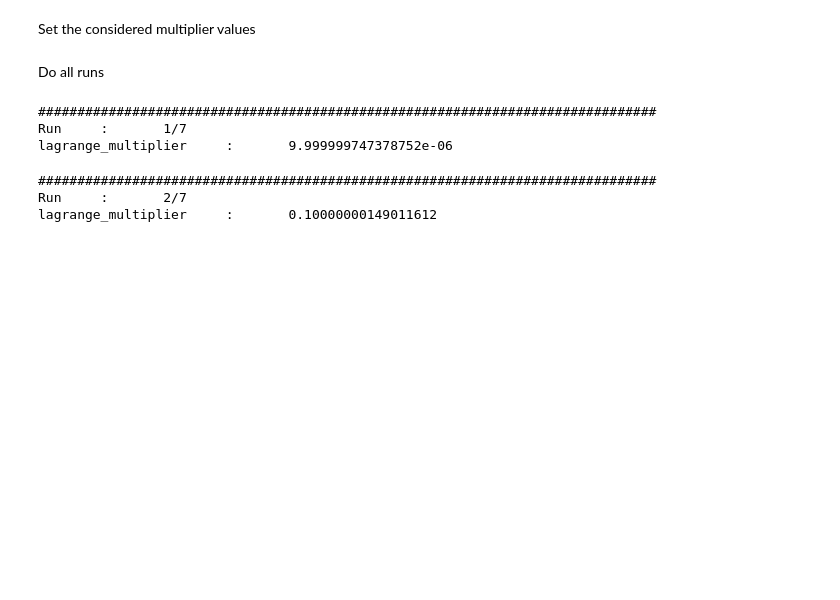
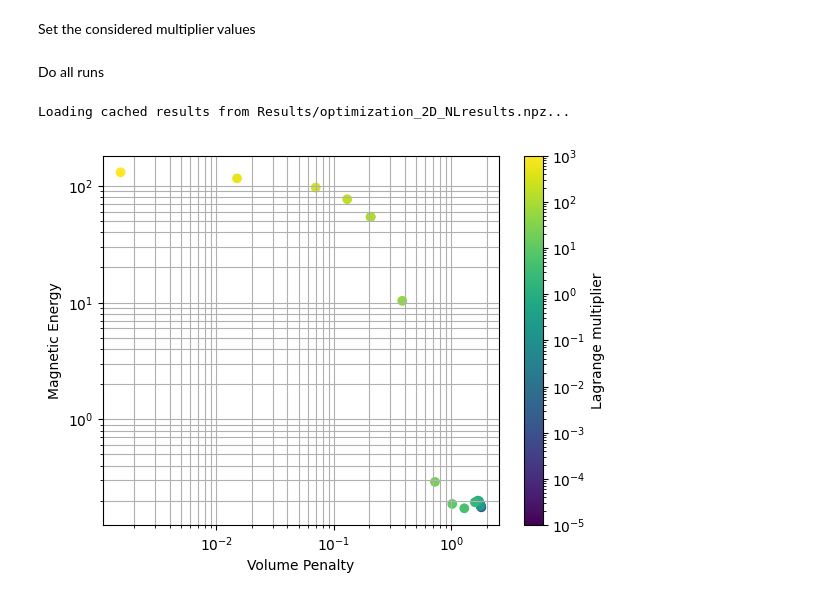
Before and after one commit to AlexandreDabySeesaram/OJ_internship, a Jupyter notebook: demos/Optim_2D_NL/demo_TC..ipynb, the cells around one changed output. Drawn from its saved outputs; the diff is of its cells as text; code cells hidden in the pictures; blank space fills up the shorter version.

```diff
--- a/demos/Optim_2D_NL/demo_TC..ipynb
+++ b/demos/Optim_2D_NL/demo_TC..ipynb
@@ -442,22 +419,41 @@ lagrange_multipliers = np.concatenate([low_lagrange_multipliers, middle_lagrange
 # %% [markdown]
 Do all runs
 # %%
-all_durations = []
-all_physical_loss = []
-all_constraint_loss = []
 
-# Solve the optimization problem for every multiplier values and stores the metrics values at convergence
-for run_index, lagrange_multiplier in enumerate(lagrange_multipliers):
-    print(f'\n\n###############################################################################\nRun\t:\t{run_index+1}/{len(lagrange_multipliers)}\nlagrange_multiplier\t:\t{lagrange_multiplier}\n\n')
+
+SAVE_FILE = "Results/optimization_2D_NLresults.npz"
+if os.path.exists(SAVE_FILE):
+    print(f"Loading cached results from {SAVE_FILE}...")
+    results_dict = np.load(SAVE_FILE)
+
+    all_durations = results_dict['durations'].tolist()
+    all_physical_loss = results_dict['physical_loss'].tolist()
+    all_constraint_loss = results_dict['constraint_loss'].tolist()
+
+else:
+    all_durations = []
+    all_physical_loss = []
+    all_constraint_loss = []
+
+    # Solve the optimization problem for every multiplier values and stores the metrics values at convergence
+    for run_index, lagrange_multiplier in enumerate(lagrange_multipliers):
+        print(f'\n\n###############################################################################\nRun\t:\t{run_index+1}/{len(lagrange_multipliers)}\nlagrange_multiplier\t:\t{lagrange_multiplier}\n\n')
 
 
 
 
-    duration, physical_loss, constraint_loss = optim_run(run_index, lagrange_multiplier)
+        duration, physical_loss, constraint_loss = optim_run(run_index, lagrange_multiplier)
 
-    all_durations.append(duration)
-    all_physical_loss.append(physical_loss)
-    all_constraint_loss.append(constraint_loss)
+        all_durations.append(duration)
+        all_physical_loss.append(physical_loss)
+        all_constraint_loss.append(constraint_loss)
+
+    np.savez(SAVE_FILE,
+             durations=all_durations,
+             physical_loss=all_physical_loss,
+             constraint_loss=all_constraint_loss)
+
+    print(f"Results saved to {SAVE_FILE}.")
 
 # Define the path to the main plot save folder
 save_folder = os.path.join(os.path.join(path_to_this_folder, 'Results'), 'Plots')
@@ -494,36 +490,32 @@ plt.grid(True, which='both')
 plt.savefig(save_path)
 
 # Plot and save the physics-related term at convergence vs the volume-related term at convergence (i.e : pareto front of the optimization problem)
 save_name = f'Pareto.png'
 save_path = os.path.join(specific_save_folder, save_name)
 
 plt.clf()
 plt.scatter(all_constraint_loss, all_physical_loss, c=lagrange_multipliers, cmap='viridis', norm=LogNorm())
 plt.colorbar(label="Lagrange multiplier")  # Optional color legend to add infos on the lagrange multiplier dependencies
 plt.xlabel("Volume Penalty")
 plt.ylabel("Magnetic Energy")
 plt.xscale('log')
 plt.yscale('log')
 plt.grid(True, which='both')
 plt.savefig(save_path)
 
 # Define the path to the metrics save folder (to allow for some additionnal post-processing)
 save_folder = os.path.join(os.path.join(path_to_this_folder, 'Results'), 'Run_wise_metrics')
 os.makedirs(save_folder, exist_ok=True)
 
 # Save every global metrics
 all_durations       =   np.array(all_durations)
 all_physical_loss   =   np.array(all_physical_loss)
 all_constraint_loss =   np.array(all_constraint_loss)
 
 np.save(os.path.join(save_folder, f'all_durations.npy'), all_durations)
 np.save(os.path.join(save_folder, f'all_physical_loss.npy'), all_physical_loss)
 np.save(os.path.join(save_folder, f'all_constraint_loss.npy'), all_constraint_loss)
 np.save(os.path.join(save_folder, f'lagrange_multipliers.npy'), lagrange_multipliers)
 # %% [output]
-###############################################################################
-Run     :       1/7
-lagrange_multiplier     :       9.999999747378752e-06
+Loading cached results from Results/optimization_2D_NLresults.npz...
-###############################################################################
-Run     :       2/7
-lagrange_multiplier     :       0.10000000149011612
+[figure, added]
```
Also changed, not shown: parts of 4 cells of this notebook, 4 other files.
